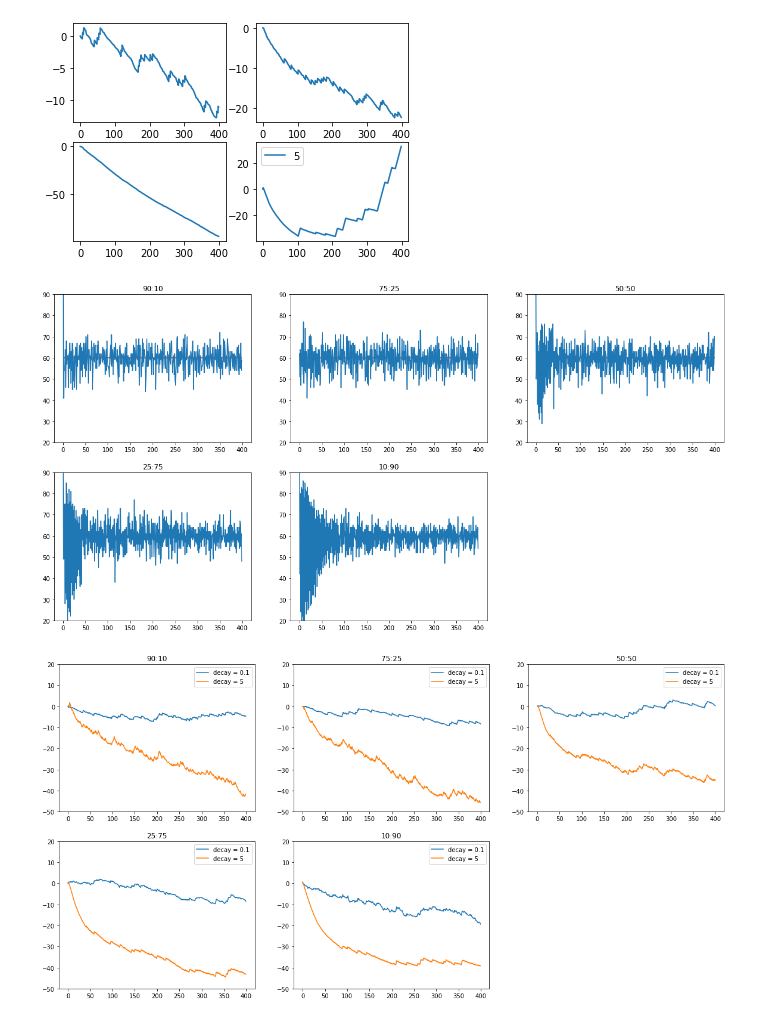
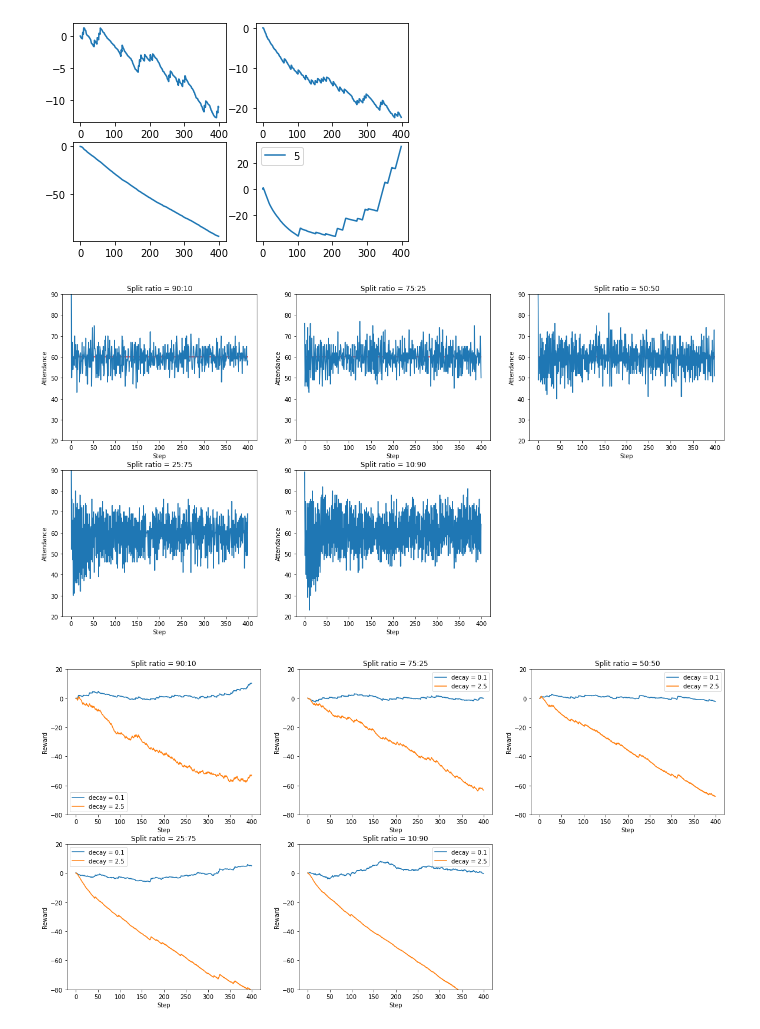
Before and after one commit to projectmesa/mesa, a Jupyter notebook: examples/el_farol/el_farol/el_farol.ipynb, the cells around one changed output. Saved outputs shown, nothing was run; the diff lists cells and outputs as text; code cells hidden in the pictures.

```diff
--- a/examples/el_farol/el_farol/el_farol.ipynb
+++ b/examples/el_farol/el_farol/el_farol.ipynb
@@ -150,7 +168,7 @@ class ElFarolBarIBLT(Model):
                 i = i+1
         self.datacollector = DataCollector(
             model_reporters ={'Customers':"attendance"},
-            agent_reporters={"Utility": "utility","Decay":"decay"})
+            agent_reporters={"Utility": "utility","Decay":"decay","Attendance":"attend"})
     def step(self):
         self.datacollector.collect(self)
         self.attendance = 0
@@ -204,3 +222,16 @@ models = [ElFarolBarIBLT(N=100,crowdthreshold=n,decay = {0.1:1}),
 for model in models:
     for i in range(trials):
         model.step()
+# %%
+import seaborn as sns
+d = [0.1,1,2.5,5]
+plt.figure(figsize = (20,10))
+for idx in range(4):
+    plt.subplot(2,2,idx+1)
+    model = models[idx]
+    df = model.datacollector.get_agent_vars_dataframe()
+    df.reset_index(inplace=True)
+    sns.heatmap(df.pivot(index = "AgentID",columns = "Step",values = "Attendance"))
+    plt.tight_layout()
+    plt.title('d = '+str(d[idx]))
+plt.savefig('attendance.homogenious.png',dpi= 300)
@@ -213,6 +246,9 @@ for idx in range(4):
     df = model.datacollector.get_model_vars_dataframe()
     plt.plot(df['Customers'],label = str(d[idx]))
     plt.ylim([20,90])
-    plt.title(str(d[idx]))
+    plt.title('d = '+str(d[idx]))
     plt.hlines(n,0,400,'r')
+    plt.xlabel('Step')
+    plt.ylabel('Attendance')
+plt.savefig('cog_homogenious.png',dpi = 300)
 # %% [output]
@@ -232,11 +268,11 @@ plt.legend()
 # %%
 n = 60
 trials = 400
-decays ={'90:10':{0.1:0.9,5:0.1},
-        '75:25':{0.1:0.75,5:0.25},
-        '50:50':{0.1:0.5,5:0.5},
-        '25:75':{0.1:0.25,5:0.75},
-        '10:90':{0.1:0.1,5:0.9}}
+decays ={'90:10':{0.1:0.9,2.5:0.1},
+        '75:25':{0.1:0.75,2.5:0.25},
+        '50:50':{0.1:0.5,2.5:0.5},
+        '25:75':{0.1:0.25,2.5:0.75},
+        '10:90':{0.1:0.1,2.5:0.9}}
 models = {name:ElFarolBarIBLT(N=100,crowdthreshold=n,decay = d) for name,d in decays.items()}
 
 for _,model in models.items():
@@ -245,16 +281,19 @@ for _,model in models.items():
 # %%
 plt.figure(figsize = (20,10))
 idx = 1
 for name,model in models.items():
     plt.subplot(2,3,idx)
     df = model.datacollector.get_model_vars_dataframe()
     plt.plot(df['Customers'],label = name)
     plt.ylim([20,90])
-    plt.title(name)
+    plt.title('Split ratio = '+name)
     plt.hlines(n,0,400,'r')
     idx = idx + 1
+    plt.xlabel('Step')
+    plt.ylabel('Attendance')
+plt.savefig('Heterogeneity.png',dpi = 300)
 # %% [output]
-[figure, old version]
+[figure, new version]
 # %%
 plt.figure(figsize = (20,10))
 idx = 1
@@ -262,11 +301,15 @@ for name,model in models.items():
     plt.subplot(2,3,idx)
     df = model.datacollector.get_agent_vars_dataframe()
     plt.plot(df[df['Decay'] ==0.1]['Utility'].groupby('Step').mean(),label='decay = 0.1')
-    plt.plot(df[df['Decay'] ==5]['Utility'].groupby('Step').mean(),label = 'decay = 5')
+    plt.plot(df[df['Decay'] ==2.5]['Utility'].groupby('Step').mean(),label = 'decay = 2.5')
     plt.legend()
     #plt.plot(df['Customers'],label = name)
-    plt.ylim([-50,20])
-    plt.title(name)
+    plt.ylim([-80
+              ,20])
+    plt.title('Split ratio = '+name)
     idx = idx + 1
+    plt.ylabel('Reward')
+    plt.xlabel('Step')
+plt.savefig('Heterogeneity.reward.png',dpi = 300)
 # %% [output]
-[figure, old version]
+[figure, new version]
```
Also changed, not shown: parts of 17 cells of this notebook.
